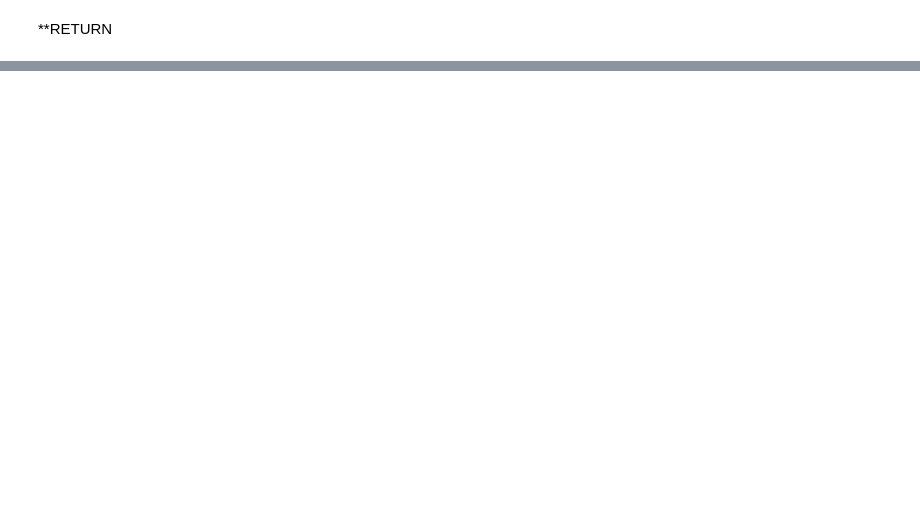
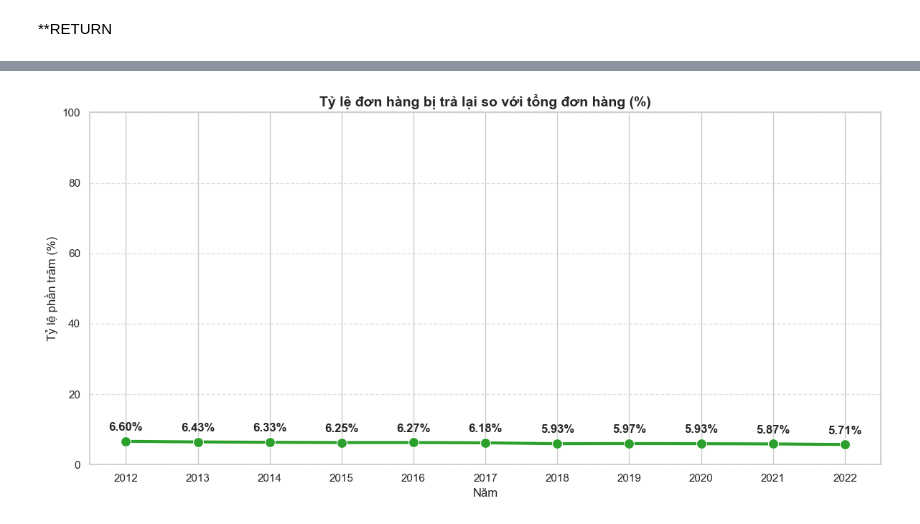
Before and after one commit to lamducanhkhoarubik-spec/Datathon_UITUT, a Jupyter notebook: code/eda/diagnostic.ipynb, the cells around one changed output, grey strips where cells are left out. Saved outputs shown, nothing was run; the diff lists cells and outputs as text; code cells hidden in the pictures; blank space fills up the shorter version.

```diff
--- a/code/eda/diagnostic.ipynb
+++ b/code/eda/diagnostic.ipynb
@@ -244 +212,58 @@ plt.show()
+# %%
+# Giả định data_cleansed chứa các DataFrame tương ứng
+df_orders = data_cleansed['df_orders']
+df_returns = data_cleansed['df_returns']
+
+# 1. Chuẩn hóa định dạng ngày tháng
+df_orders['order_date'] = pd.to_datetime(df_orders['order_date'])
+df_orders['order_year'] = df_orders['order_date'].dt.year
+
+# 2. Merge bảng: Trái (Orders) với Phải (Returns) để giữ tất cả đơn hàng
+# Sử dụng 'how=left' để những đơn không bị trả sẽ có giá trị NaN ở các cột của bảng returns
+df_merged = pd.merge(df_orders, df_returns[['order_id', 'return_id']], on='order_id', how='left')
+
+# 3. Tính toán thống kê theo năm
+# Đếm tổng số đơn hàng và số đơn hàng có return_id (tức là bị trả)
+yearly_stats = df_merged.groupby('order_year').agg(
+    total_orders=('order_id', 'nunique'),
+    returned_orders=('return_id', 'nunique')
+).reset_index()
+
+# 4. Tính tỷ lệ phần trăm
+yearly_stats['return_rate'] = (yearly_stats['returned_orders'] / yearly_stats['total_orders']) * 100
+
+# 5. Vẽ biểu đồ Line Graph thể hiện tỷ lệ %
+plt.figure(figsize=(12, 6))
+ax = sns.lineplot(
+    data=yearly_stats,
+    x='order_year',
+    y='return_rate',
+    marker='o',
+    markersize=10,
+    linewidth=3,
+    color='#2ca02c' # Màu xanh lá để phân biệt với biểu đồ số lượng
+)
+
+# Thiết lập trục Oy từ 0 đến 100%
+plt.ylim(0, 100)
+
+# Thêm nhãn % trên từng điểm
+for i in range(yearly_stats.shape[0]):
+    plt.text(
+        yearly_stats.order_year[i],
+        yearly_stats.return_rate[i] + 3,
+        f"{yearly_stats.return_rate[i]:.2f}%",
+        ha='center',
+        fontweight='bold'
+    )
+
+plt.title('Tỷ lệ đơn hàng bị trả lại so với tổng đơn hàng (%)', fontsize=14, fontweight='bold')
+plt.xlabel('Năm', fontsize=12)
+plt.ylabel('Tỷ lệ phần trăm (%)', fontsize=12)
+plt.xticks(yearly_stats['order_year'])
+plt.grid(True, axis='y', linestyle='--', alpha=0.6)
+plt.tight_layout()
+plt.show()
+# %% [output]
+[figure, added]
 # %%
```
Also changed, not shown: parts of 10 cells of this notebook.
